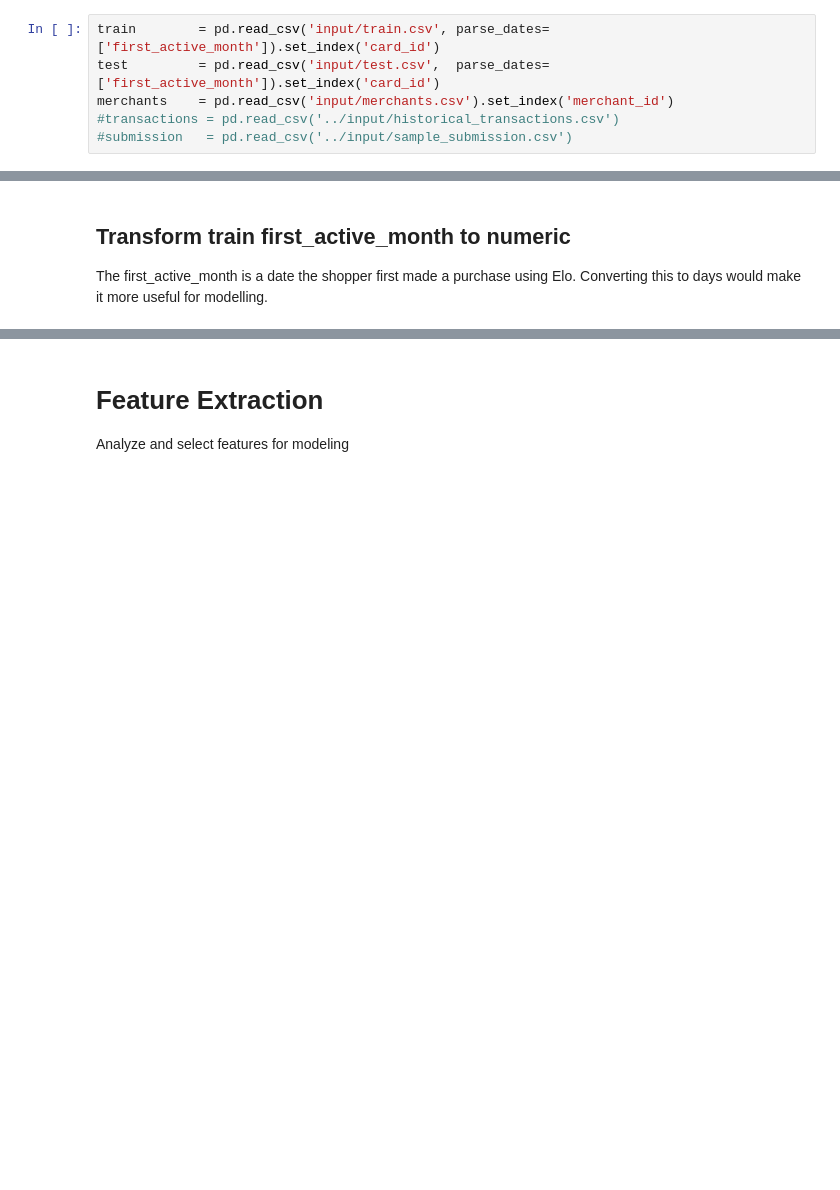
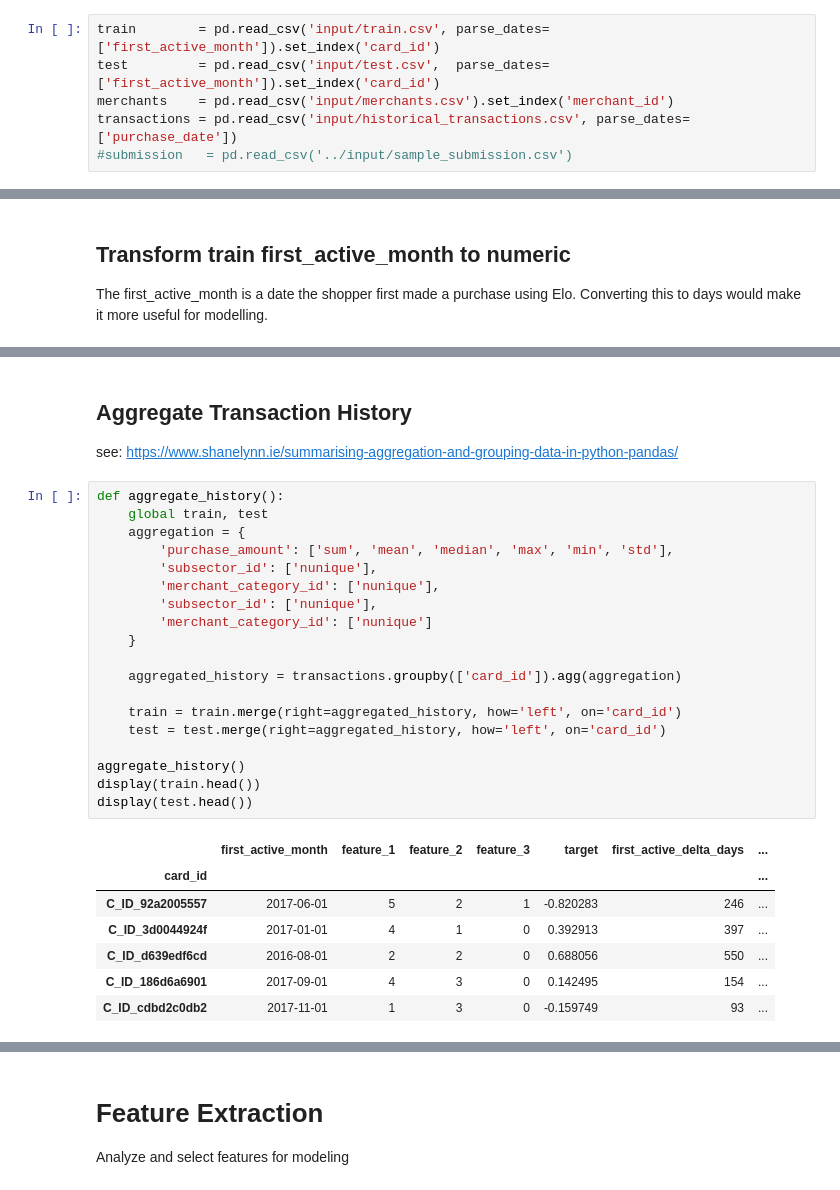
Before and after one commit to kevinhanna/Elo_kaggle, a Jupyter notebook: Team 3 Group Project.ipynb, the cells around one changed output, grey strips where cells are left out. Drawn from its saved outputs; the diff is of its cells as text; blank space fills up the shorter version.

Commit message:
Added some aggregations

```diff
--- a/Team 3 Group Project.ipynb
+++ b/Team 3 Group Project.ipynb
@@ -47,7 +47,7 @@ line()
 train        = pd.read_csv('input/train.csv', parse_dates=['first_active_month']).set_index('card_id')
 test         = pd.read_csv('input/test.csv',  parse_dates=['first_active_month']).set_index('card_id')
 merchants    = pd.read_csv('input/merchants.csv').set_index('merchant_id')
-#transactions = pd.read_csv('../input/historical_transactions.csv')
+transactions = pd.read_csv('input/historical_transactions.csv', parse_dates=['purchase_date'])
 #submission   = pd.read_csv('../input/sample_submission.csv')
 # %% [markdown]
 ## Data Clean Up
@@ -187,0 +204,30 @@ first_active_month_to_numeric()
+# %% [markdown]
+## Aggregate Transaction History
+see: https://www.shanelynn.ie/summarising-aggregation-and-grouping-data-in-python-pandas/
+# %%
+def aggregate_history():
+    global train, test
+    aggregation = {
+        'purchase_amount': ['sum', 'mean', 'median', 'max', 'min', 'std'],
+        'subsector_id': ['nunique'],
+        'merchant_category_id': ['nunique'],
+        'subsector_id': ['nunique'],
+        'merchant_category_id': ['nunique']
+    }
+
+    aggregated_history = transactions.groupby(['card_id']).agg(aggregation)
+
+    train = train.merge(right=aggregated_history, how='left', on='card_id')
+    test = test.merge(right=aggregated_history, how='left', on='card_id')
+
+aggregate_history()
+display(train.head())
+display(test.head())
+# %% [output]
+|  | first_active_month | feature_1 | feature_2 | feature_3 | target | first_active_delta_days | ... |
+| card_id |  |  |  |  |  |  | ... |
+| C_ID_92a2005557 | 2017-06-01 | 5 | 2 | 1 | -0.820283 | 246 | ... |
+| C_ID_3d0044924f | 2017-01-01 | 4 | 1 | 0 | 0.392913 | 397 | ... |
+| C_ID_d639edf6cd | 2016-08-01 | 2 | 2 | 0 | 0.688056 | 550 | ... |
+| C_ID_186d6a6901 | 2017-09-01 | 4 | 3 | 0 | 0.142495 | 154 | ... |
+| C_ID_cdbd2c0db2 | 2017-11-01 | 1 | 3 | 0 | -0.159749 | 93 | ... |
```
Also changed, not shown: parts of 7 cells of this notebook.
